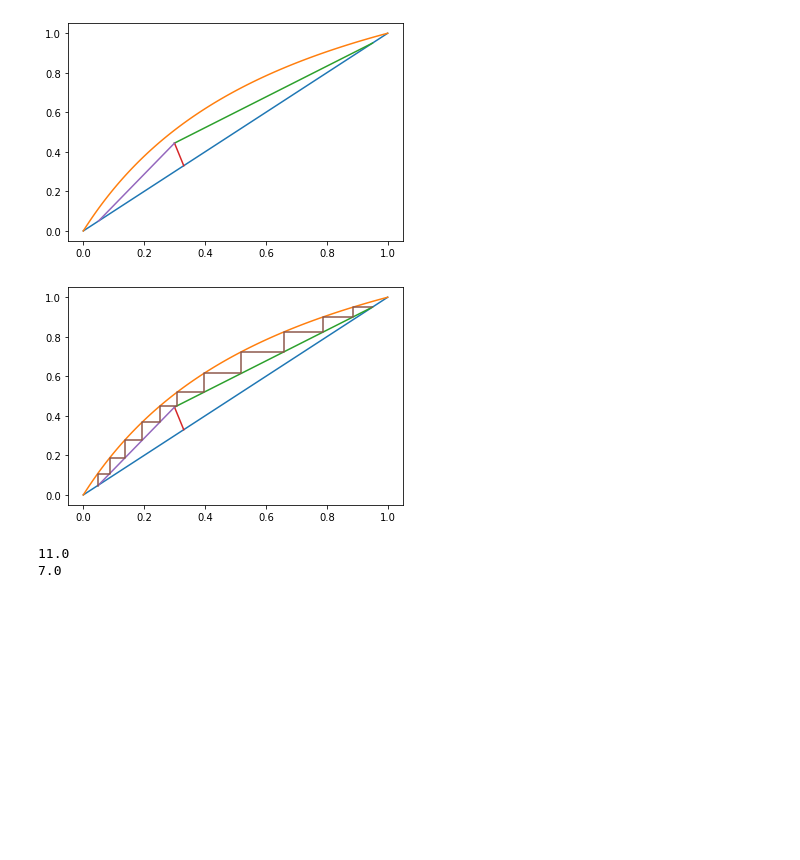
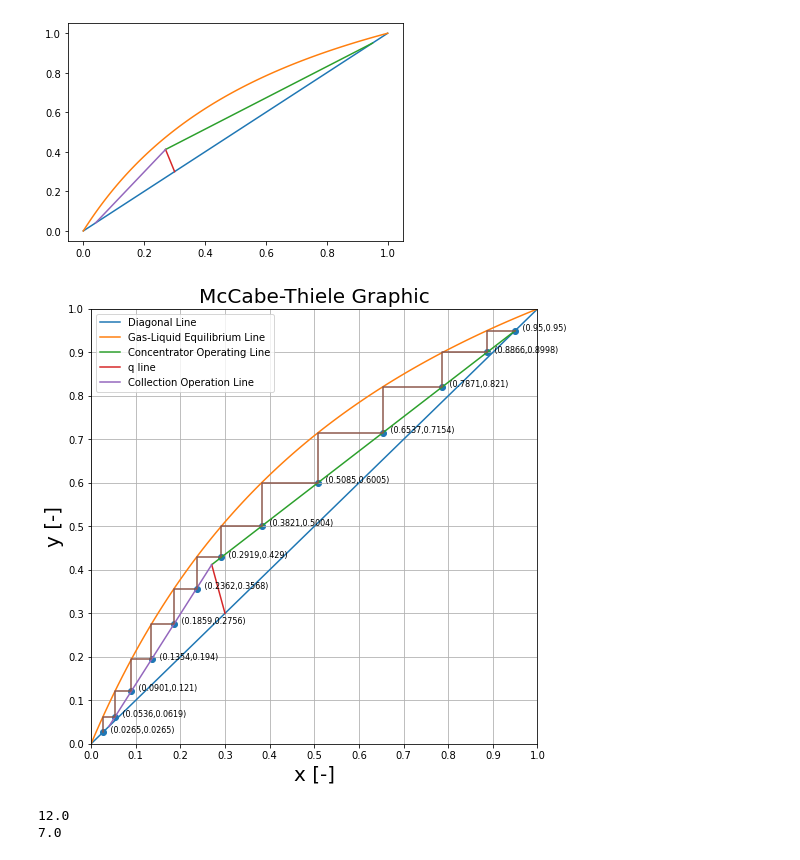
Before and after one commit to marcelo1356/Training, a Jupyter notebook: McCabe-Thiele1.ipynb, the cells around one changed output. Drawn from its saved outputs; the diff is of its cells as text; code cells hidden in the pictures; blank space fills up the shorter version.

```diff
--- a/McCabe-Thiele1.ipynb
+++ b/McCabe-Thiele1.ipynb
@@ -2,12 +2,16 @@
 import numpy as np
 import matplotlib.pyplot as plt
 
+
 alpha=2.43
-zf=0.33
+zf=0.3
 q=0.79
+if q==1:
+    q=0.99999999999999
+
 xd=0.95
-xw=0.05
-R=3.5
+xw=0.04
+R=3.8
 
 x=np.linspace(0,1,101)
 yd=x #対角線
@@ -25,7 +29,7 @@ yq=yqsen(xq)
 m=(yqsen(xi)-xw)/(xi-xw)
 def yrect(x):
 
-    return m*x-m*xw+xw
+    return m*x-m*xw+xw    ##回収部操作線
 xr=np.linspace(xw,xi)
 yr=yrect(xr)
 plt.plot(x,yd) #対角線
@@ -35,7 +39,7 @@ plt.plot(xq,yq) #濃縮部操作線
 plt.plot(xr,yr)
 plt.show()
 # %% [output]
-[figure, old version]
+[figure, new version]
 # %%
 i=1
 py=[0]
@@ -48,38 +52,54 @@ while px[i-1]>xi and py[i-1]>yi:
     py[i]=py[i-1]
     px.append(0)
     px[i]=py[i]/(alpha-(alpha-1)*py[i])
 
     px.append(0)
     px[i+1]=px[i]
     py.append(0)
     py[i+1]=yconcentrator(px[i+1])
     i=i+2
 py[-1]=yrect(px[-1])
 a=len(px)
 k=len(px)
 while px[k-1]>xw and py[k-1]>xw:
     py.append(0)
     py[k]=py[k-1]
     px.append(0)
     px[k]=py[k]/(alpha-(alpha-1)*py[k])
 
     px.append(0)
     px[k+1]=px[k]
     py.append(0)
     py[k+1]=yrect(px[k+1])
     k=k+2
 py[-1]=px[-1]
 
-plt.plot(x,yd) #対角線
-plt.plot(x,ye) #気液平衡線
-plt.plot(xc,yc) #濃縮部操作線
-plt.plot(xq,yq) #濃縮部操作線
-plt.plot(xr,yr)
+plt.figure(figsize=(8,8))
+plt.plot(x,yd,label='Diagonal Line') #対角線
+plt.plot(x,ye, label='Gas-Liquid Equilibrium Line') #気液平衡線
+plt.plot(xc,yc, label='Concentrator Operating Line') #濃縮部操作線
+plt.plot(xq,yq, label='q line') #q線
+plt.plot(xr,yr, label='Collection Operation Line' ) #回収部操作線
 plt.plot(px,py)
+plt.grid()
+plt.title('McCabe-Thiele Graphic', fontsize=20)
+plt.xlabel('x [-]', fontsize=20)
+plt.ylabel('y [-]', fontsize=20)
+plt.xticks(np.linspace(0,1,11))
+plt.yticks(np.linspace(0,1,11))
+plt.axis([0, 1, 0, 1])
+plt.legend()
+##round numbers
+rpx = np.round(px[::2],decimals=4)
+rpy = np.round(py[::2],decimals=4)
+for i_x, i_y in zip(rpx,rpy):
+    plt.text(i_x, i_y , '   ({},{})'.format(i_x, i_y ), fontsize=8)
+plt.scatter(rpx,rpy)
+
 plt.show()
 print((len(px)-1)/2)
 print((a-1)/2)
 # %% [output]
-[figure, old version]
+[figure, new version]
-11.0
+12.0
 7.0
```
Also changed, not shown: parts of 5 cells of this notebook.
